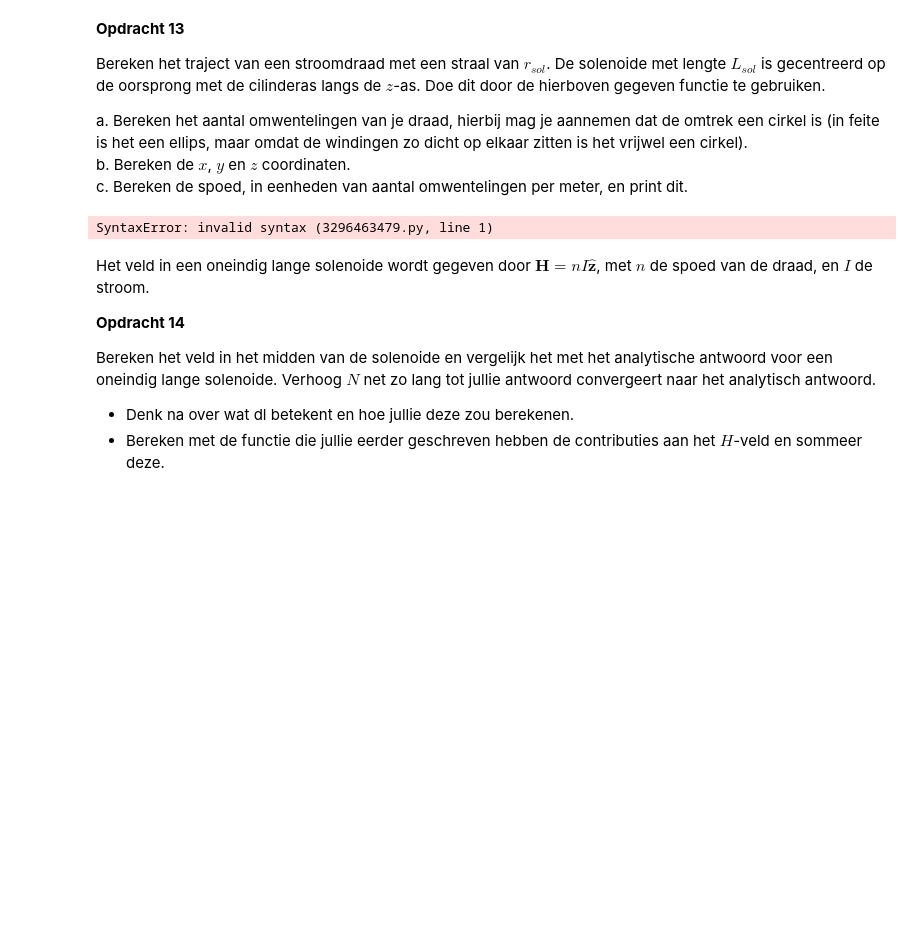
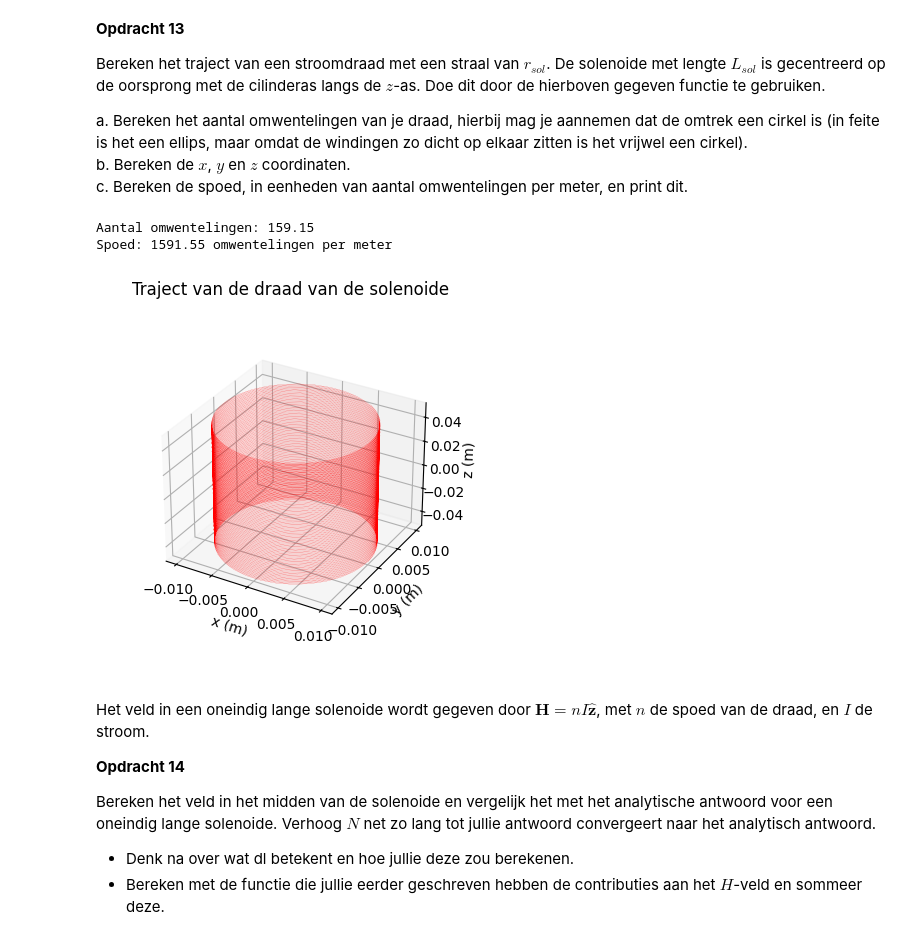
Before and after one commit to tkijlstra/mijn-opdrachten-DEF-D, a Jupyter notebook: 2KrachtactuatorOpdracht/2KrachtactuatorOpdracht/KrachtactuatorOpdracht.ipynb, the cells around one changed output. Saved outputs shown, nothing was run; the diff lists cells and outputs as text; code cells hidden in the pictures; blank space fills up the shorter version.

```diff
--- a/2KrachtactuatorOpdracht/2KrachtactuatorOpdracht/KrachtactuatorOpdracht.ipynb
+++ b/2KrachtactuatorOpdracht/2KrachtactuatorOpdracht/KrachtactuatorOpdracht.ipynb
@@ -547,19 +595,35 @@ a. Bereken het aantal omwentelingen van je draad, hierbij mag je aannemen dat de
 b. Bereken de $x$, $y$ en $z$ coordinaten.\
 c. Bereken de spoed, in eenheden van aantal omwentelingen per meter, en print dit.
 # %%
-l_draad = # Lengte draad
-r_sol = # Straal solenoide
-L_sol = # Lengte solenoide
-N = # Aantal wikkeling
+l_draad = 10.0      # totale draadlengte (m)
+r_sol   = 0.01      # straal solenoide (m)
+L_sol   = 0.10      # lengte solenoide (m)
+N       = 5000      # aantal punten voor het traject
+
+# a) aantal omwentelingen
+aantal_omwentelingen = l_draad / (2 * np.pi * r_sol)
+print(f"Aantal omwentelingen: {aantal_omwentelingen:.2f}")
+
+# b) x, y, z coördinaten
+x, y, z = parametrisatie(N, r_sol, aantal_omwentelingen, L_sol)
+
+# c) spoed (omwentelingen per meter)
+spoed = aantal_omwentelingen / L_sol
+print(f"Spoed: {spoed:.2f} omwentelingen per meter")
 
 # Enkele plots
-ax=plt.figure().add_subplot(projection='3d')
+ax = plt.figure().add_subplot(projection='3d')
 plt.title('Traject van de draad van de solenoide')
 plt.plot(x, y, z, '-r', linewidth=0.1)
 ax.set_box_aspect(aspect=None, zoom=0.8)
-ax.set_xlabel('x (m)'), ax.set_ylabel('y (m)'), ax.set_zlabel('z (m)')
+ax.set_xlabel('x (m)')
+ax.set_ylabel('y (m)')
+ax.set_zlabel('z (m)')
+plt.show()
 # %% [output]
-SyntaxError: invalid syntax (3296463479.py, line 1)
+Aantal omwentelingen: 159.15
+Spoed: 1591.55 omwentelingen per meter
+[figure, added]
 # %% [markdown]
 Het veld in een oneindig lange solenoide wordt gegeven door $\mathbf{H} = n I \hat{\mathbf{z}}$, met $n$ de spoed van de draad, en $I$ de stroom.
 
```
Also changed, not shown: parts of 6 cells of this notebook.
